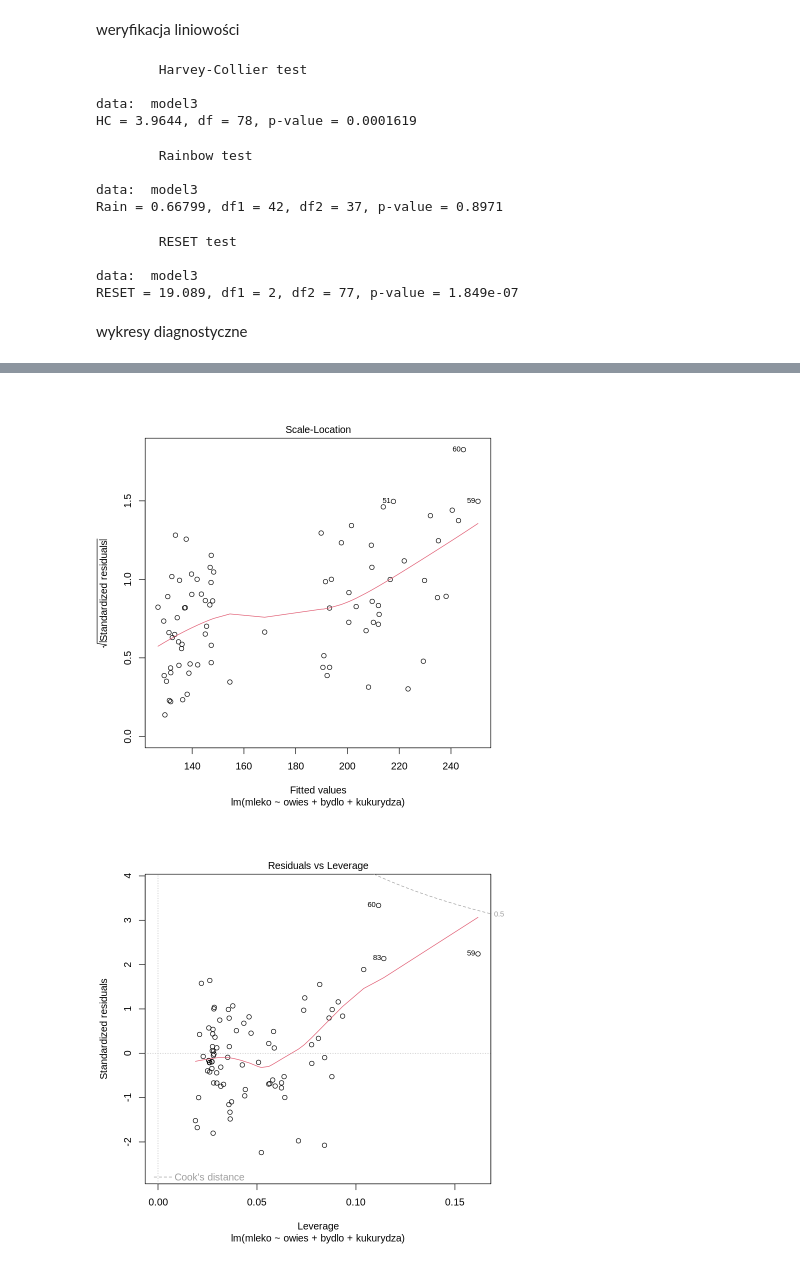
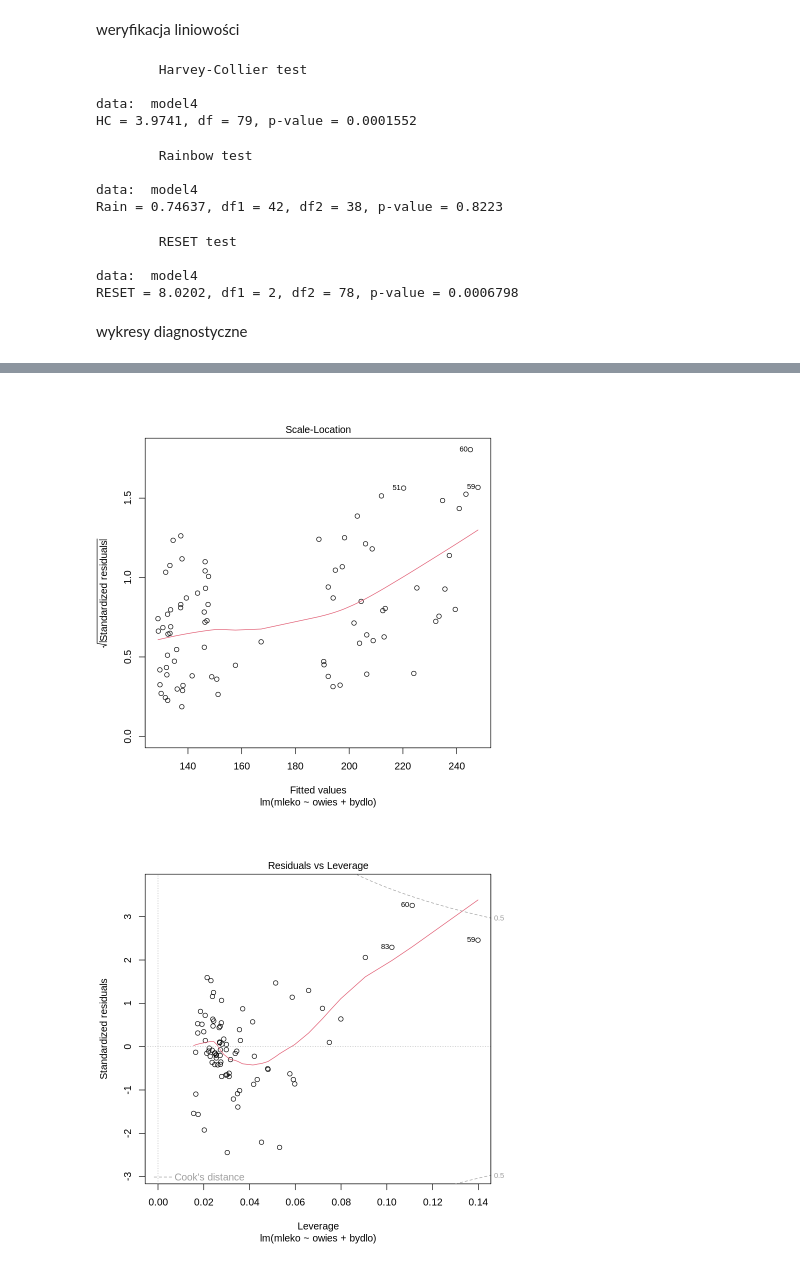
Before and after one commit to plo17/econometric_model, a Jupyter notebook: mucha_projekt.ipynb, the cells around one changed output, grey strips where cells are left out. Saved outputs shown, nothing was run; the diff lists cells and outputs as text; code cells hidden in the pictures.

```diff
--- a/mucha_projekt.ipynb
+++ b/mucha_projekt.ipynb
@@ -252,0 +247,3 @@ $mleko = 17.96 + 0.872 \cdot owies + 11.53 \cdot bydło - 0.118 \cdot kukurydza+
+# %%
+model4 = lm(mleko~owies+bydlo)
+summary(model4)
@@ -382,7 +424,7 @@ alternative hypothesis: variance increases from segment 1 to 2
 # %% [markdown]
 weryfikacja liniowości
 # %%
-harvtest(model3)
+harvtest(model4)
 
 #H0 model jest liniowy (liniowość reszt)
 #H1 brak liniowości reszt
@@ -390,10 +432,10 @@ harvtest(model3)
 # %% [output]
         Harvey-Collier test
 
-data:  model3
-HC = 3.9644, df = 78, p-value = 0.0001619
+data:  model4
+HC = 3.9741, df = 79, p-value = 0.0001552
 # %%
-raintest(model3)
+raintest(model4)
 
 #H0 model jest liniowy (liniowość reszt)
 #H1 brak liniowości reszt
@@ -401,10 +443,10 @@ raintest(model3)
 # %% [output]
         Rainbow test
 
-data:  model3
-Rain = 0.66799, df1 = 42, df2 = 37, p-value = 0.8971
+data:  model4
+Rain = 0.74637, df1 = 42, df2 = 38, p-value = 0.8223
 # %%
-resettest(model3)
+resettest(model4)
 
 #H0 model jest liniowy (liniowość reszt)
 #H1 brak liniowości reszt
@@ -412,12 +454,12 @@ resettest(model3)
 # %% [output]
         RESET test
 
-data:  model3
-RESET = 19.089, df1 = 2, df2 = 77, p-value = 1.849e-07
+data:  model4
+RESET = 8.0202, df1 = 2, df2 = 78, p-value = 0.0006798
 # %% [markdown]
 wykresy diagnostyczne
 # %%
-plot(model3)
+plot(model4)
 #1 czy warość średnia jest równa 0 (linia przerywana to 0 dla reszt) -- tstudenta sprawdzone że nie odbiega
 #2 normalność rozkładu (linia przerywana obrazuje silną korelacje dodatnią) -- odpowiednik shapiro (reszty 60 59 51 odbiegają ale nie pusją)
 #3 określenie jednorodności wariancji
@@ -428,2 +470,2 @@ plot(model3)
-[figure, old version]
+[figure, new version]
-[figure, old version]
+[figure, new version]
```
Also changed, not shown: parts of 16 cells of this notebook.
